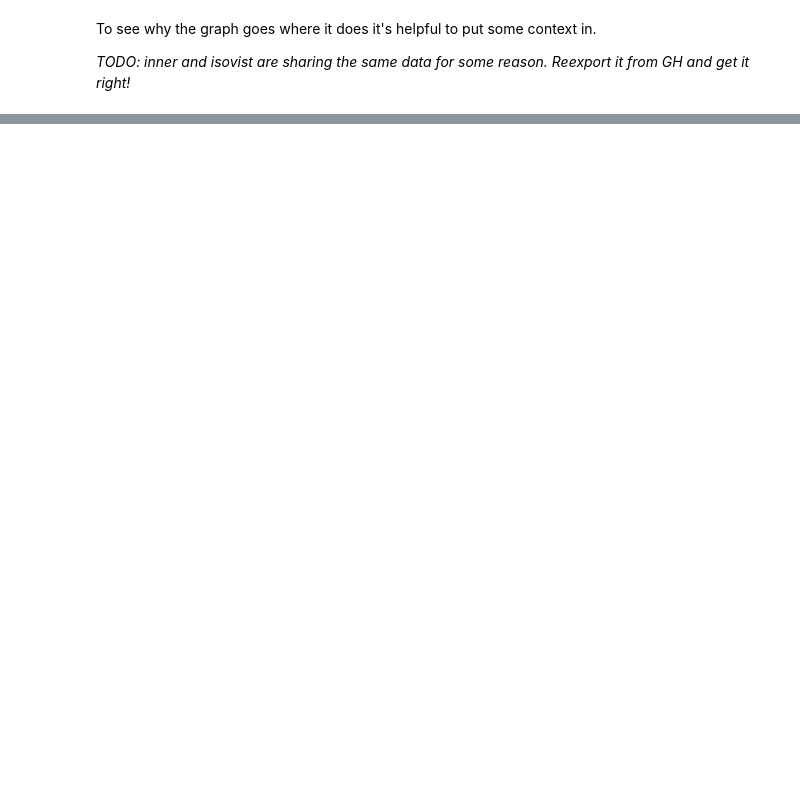
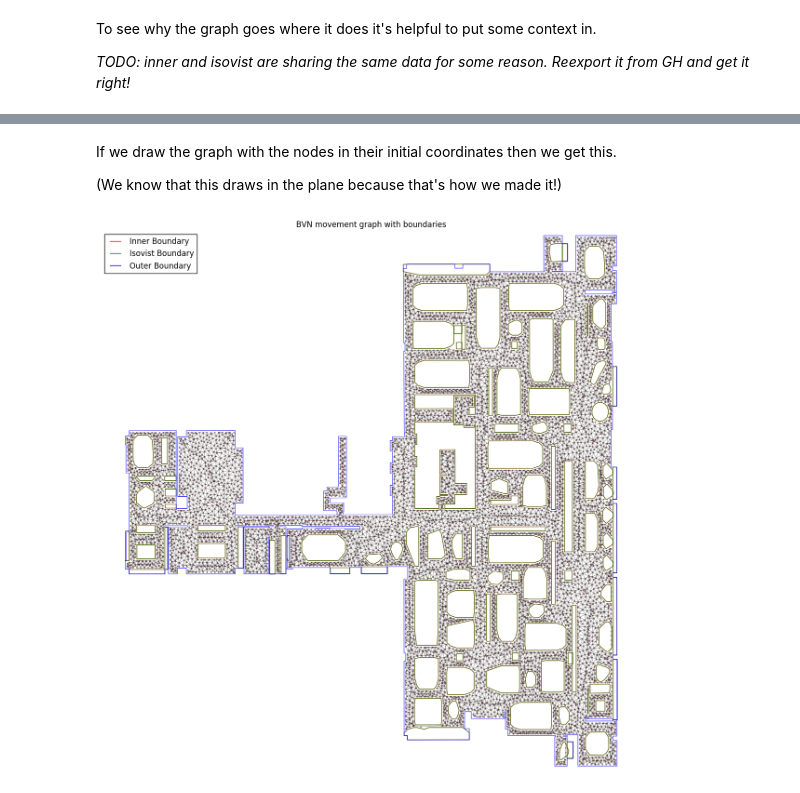
Before and after one commit to notionparallax/sensicorn, a Jupyter notebook: initialDataAnalysis/BVN infrastructure and layout.ipynb, the cells around one changed output, grey strips where cells are left out. Saved outputs shown, nothing was run; the diff lists cells and outputs as text; code cells hidden in the pictures; blank space fills up the shorter version.

```diff
--- a/initialDataAnalysis/BVN infrastructure and layout.ipynb
+++ b/initialDataAnalysis/BVN infrastructure and layout.ipynb
@@ -104,0 +95,4 @@ plt.title("BVN movement graph with boundaries");
+# %%
+stickerLocations = helpers.getDFfromCSVURL("https://docs.google.com/spreadsheets/d/1sijQZR2iFLo2FS_3r5gbsuAkaglRz557LWjdLxnPkpE/pub?gid=0&single=true&output=csv")
+stickerLocations = stickerLocations.drop(["raw","z"], 1) # this is just because we aren't on multiple floors
+stickerLocations.head(3)
@@ -104,0 +120,8 @@ plt.title("BVN movement graph with boundaries");
+# %%
+baseStationData = helpers.getDFfromCSVURL("https://docs.google.com/spreadsheets/d/167pxh_NRq5e9sQV9Zb8Z-Q-kdN7Zy9FCzCp47eVXTuE/pub?gid=1446311565&single=true&output=csv")
+
+#only keep the columns we care about
+baseStationData = baseStationData.ix[:,0:5]
+baseStationData = baseStationData.drop(["location"], 1)
+baseStationData = baseStationData[baseStationData.agentId > 0] #not really sure how this works, maybe failure is falsy?
+baseStationData.head(3)
@@ -104,0 +214,8 @@ plt.title("BVN movement graph with boundaries");
+# %% [markdown]
+If we draw the graph with the nodes in their initial coordinates then we get this.
+
+(We know that this draws in the plane because that's how we made it!)
+# %%
+draw_infrastructure(title="BVN movement graph with boundaries", draw_graph=True, draw_boundaries=True)
+# %% [output]
+[figure, added]
```
Also changed, not shown: parts of 20 cells of this notebook, 1 other file.
